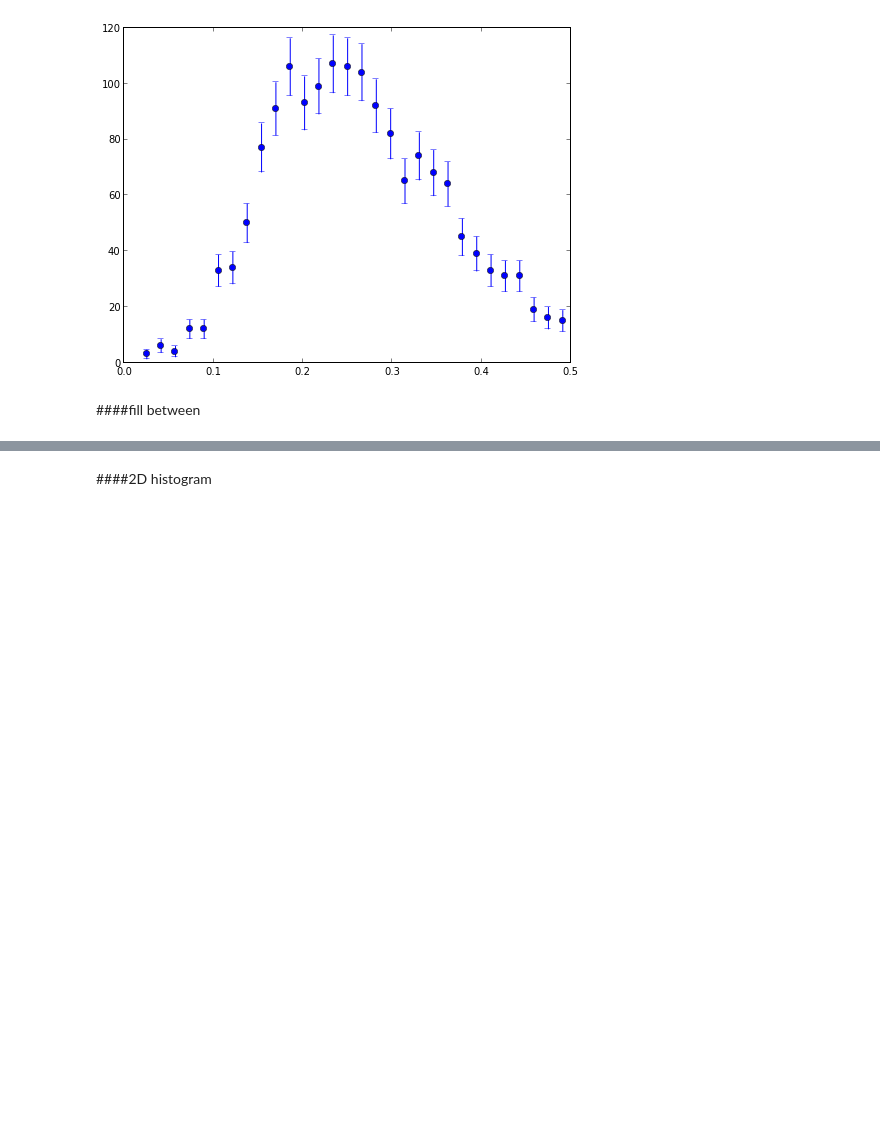
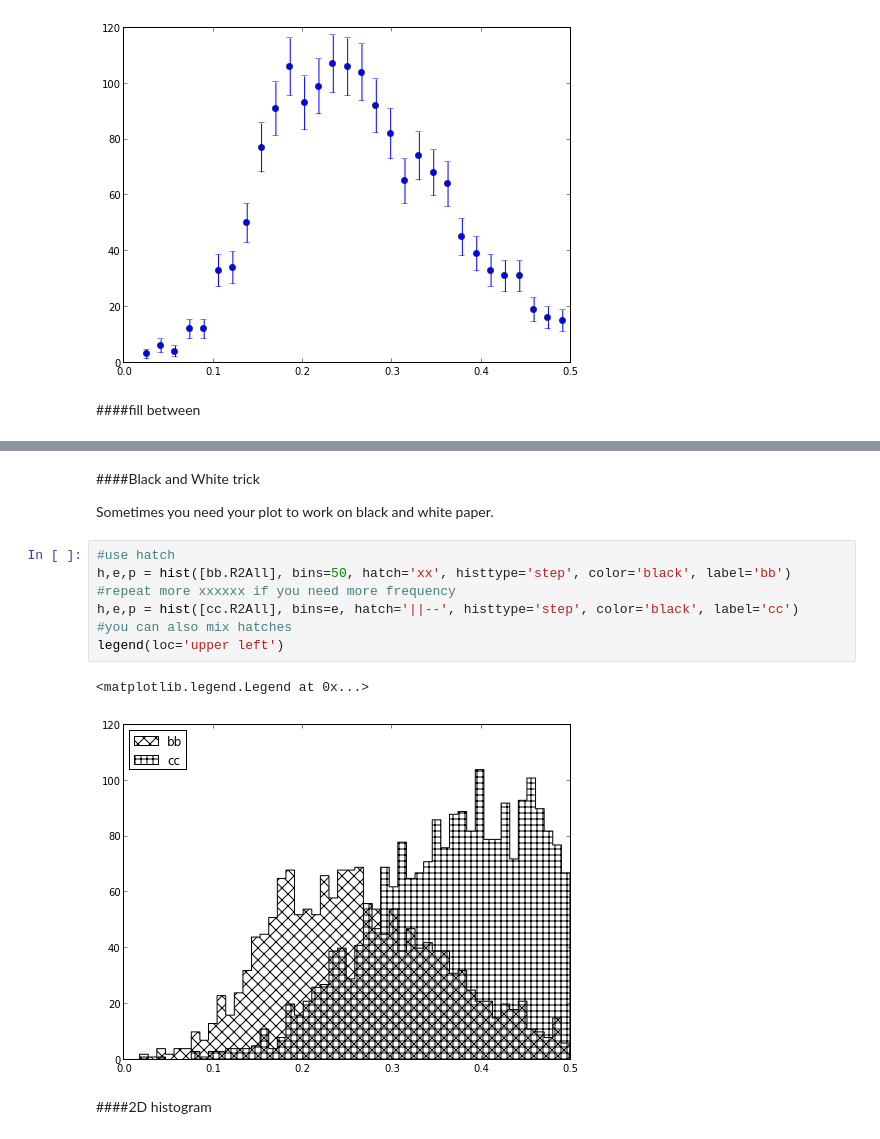
Before and after one commit to piti118/babar_python_tutorial, a Jupyter notebook: notebooks/02_Read_And_Plot.ipynb, the cells around one changed output, grey strips where cells are left out. Saved outputs shown, nothing was run; the diff lists cells and outputs as text; blank space fills up the shorter version.

```diff
--- a/notebooks/02_Read_And_Plot.ipynb
+++ b/notebooks/02_Read_And_Plot.ipynb
@@ -315,3 +317,17 @@ fill_between(x, h-err, h+err, alpha=0.5, color='green')
+# %% [markdown]
+####Black and White trick
+
+Sometimes you need your plot to work on black and white paper.
+# %%
+#use hatch
+h,e,p = hist([bb.R2All], bins=50, hatch='xx', histtype='step', color='black', label='bb')
+#repeat more xxxxxx if you need more frequency
+h,e,p = hist([cc.R2All], bins=e, hatch='||--', histtype='step', color='black', label='cc')
+#you can also mix hatches
+legend(loc='upper left')
+# %% [output]
+<matplotlib.legend.Legend at 0x...>
+[figure, added]
 # %% [markdown]
 ####2D histogram
 # %%
```
Also changed, not shown: parts of 10 cells of this notebook, 1 other file.
